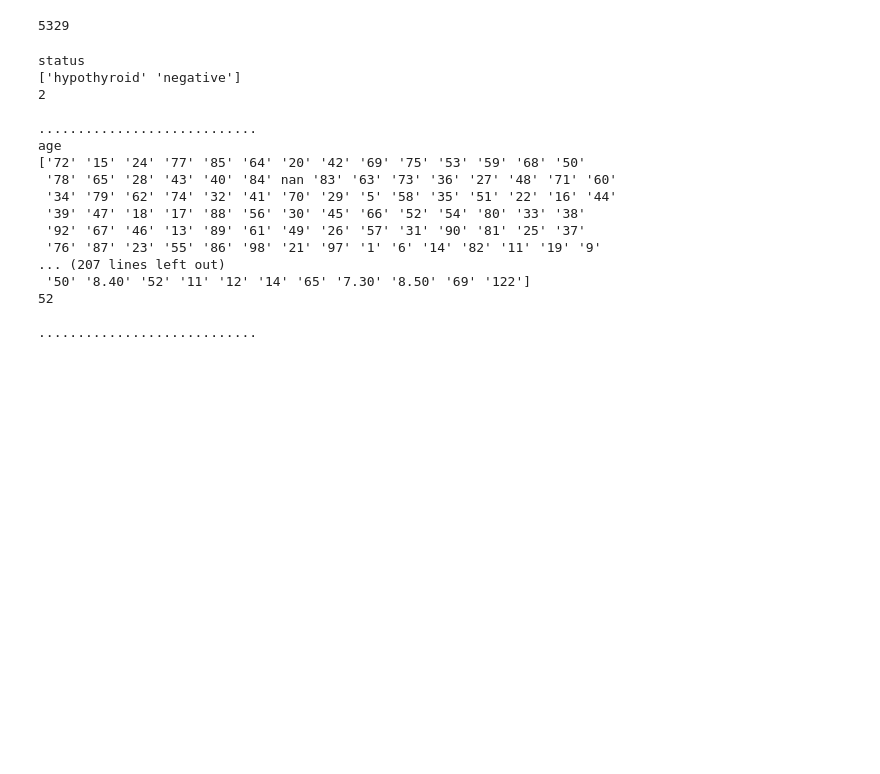
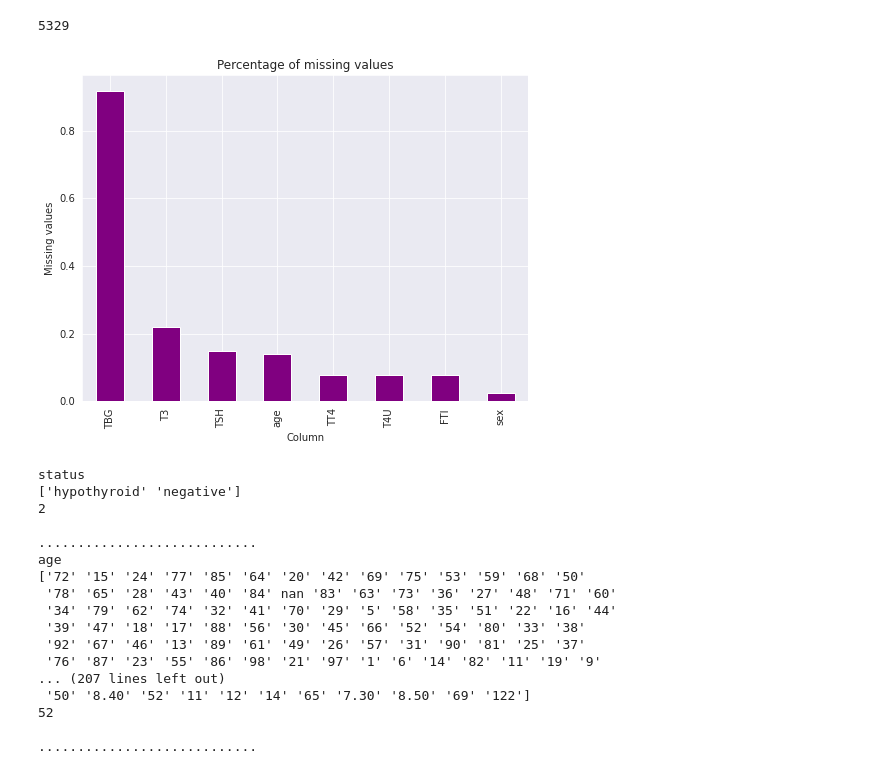
Before and after one commit to hellen2021/Nairobi-Hospital-Hypothyroidism, a Jupyter notebook: hypothyroidism.ipynb, the cells around one changed output. Drawn from its saved outputs; the diff is of its cells as text; code cells hidden in the pictures; blank space fills up the shorter version.

```diff
--- a/hypothyroidism.ipynb
+++ b/hypothyroidism.ipynb
@@ -164,6 +164,16 @@ dtype: int64
 data.isnull().sum().sum()
 # %% [output]
 5329
+# %%
+# Visualising missing values
+#
+data.isnull().mean().round(4).sort_values(ascending = False)[:8].plot(kind = 'bar', figsize = (8, 6), color = 'purple')
+plt.title('Percentage of missing values')
+plt.ylabel('Missing values')
+plt.xlabel('Column')
+plt.show()
+# %% [output]
+[figure, added]
 # %%
 # Checking the unique values in each column
 # Using a for loop to iterate through the dataframe,
```
Also changed, not shown: parts of 13 cells of this notebook.
